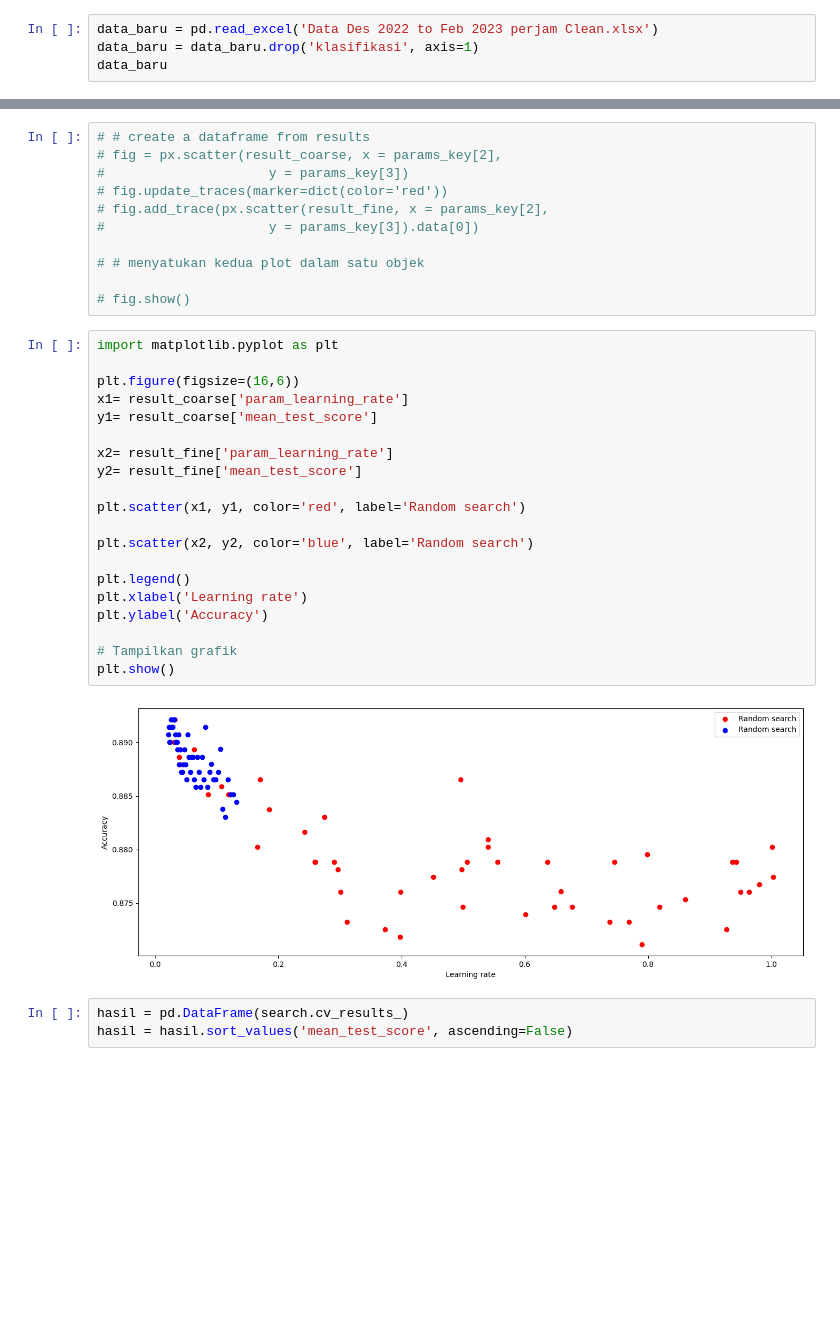
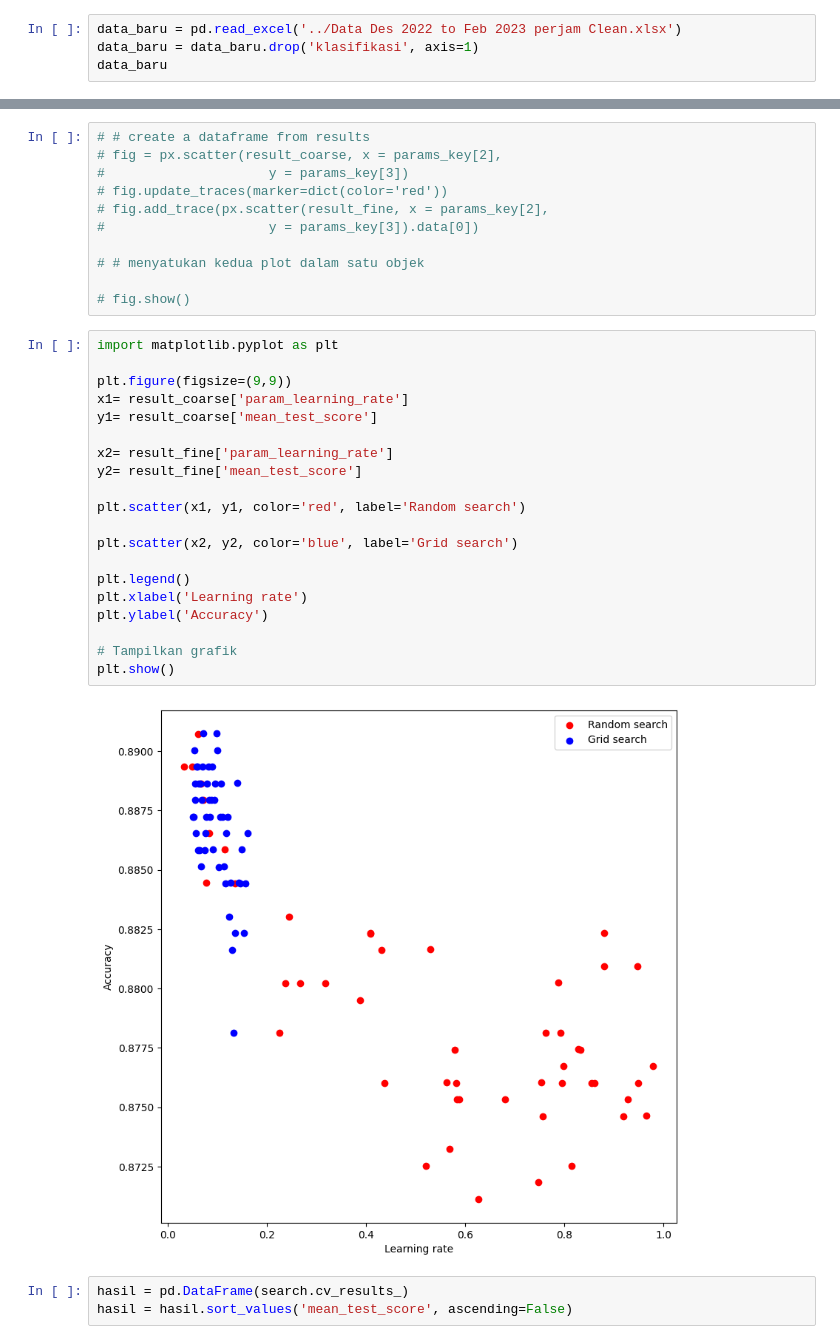
Before and after one commit to el-thobhy/rainfall-prediction, a Jupyter notebook: binary_70-30/test_code_bmkg_binary.ipynb, the cells around one changed output, grey strips where cells are left out. Cells and saved outputs as stored; diff of their text form; blank space fills up the shorter version.

Commit message:
image hasil tuning - edit code dan ganti gambar

```diff
--- a/binary_70-30/test_code_bmkg_binary.ipynb
+++ b/binary_70-30/test_code_bmkg_binary.ipynb
@@ -74,7 +74,7 @@ Data columns (total 9 columns):
 dtypes: float64(7), object(2)
 memory usage: 143.6+ KB
 # %%
-data_baru = pd.read_excel('Data Des 2022 to Feb 2023 perjam Clean.xlsx')
+data_baru = pd.read_excel('../Data Des 2022 to Feb 2023 perjam Clean.xlsx')
 data_baru = data_baru.drop('klasifikasi', axis=1)
 data_baru
 # %% [output]
@@ -636,25 +636,25 @@ result_fine['Accuracy'] = Accuracy_Fine
 # %%
 import matplotlib.pyplot as plt
 
-plt.figure(figsize=(16,6))
+plt.figure(figsize=(9,9))
 x1= result_coarse['param_learning_rate']
 y1= result_coarse['mean_test_score']
 
 x2= result_fine['param_learning_rate']
 y2= result_fine['mean_test_score']
 
 plt.scatter(x1, y1, color='red', label='Random search')
 
-plt.scatter(x2, y2, color='blue', label='Random search')
+plt.scatter(x2, y2, color='blue', label='Grid search')
 
 plt.legend()
 plt.xlabel('Learning rate')
 plt.ylabel('Accuracy')
 
 # Tampilkan grafik
 plt.show()
 # %% [output]
-[figure, old version]
+[figure, new version]
 # %%
 hasil = pd.DataFrame(search.cv_results_)
 hasil = hasil.sort_values('mean_test_score', ascending=False)
```
Also changed, not shown: parts of 7 cells of this notebook, 15 other files.
